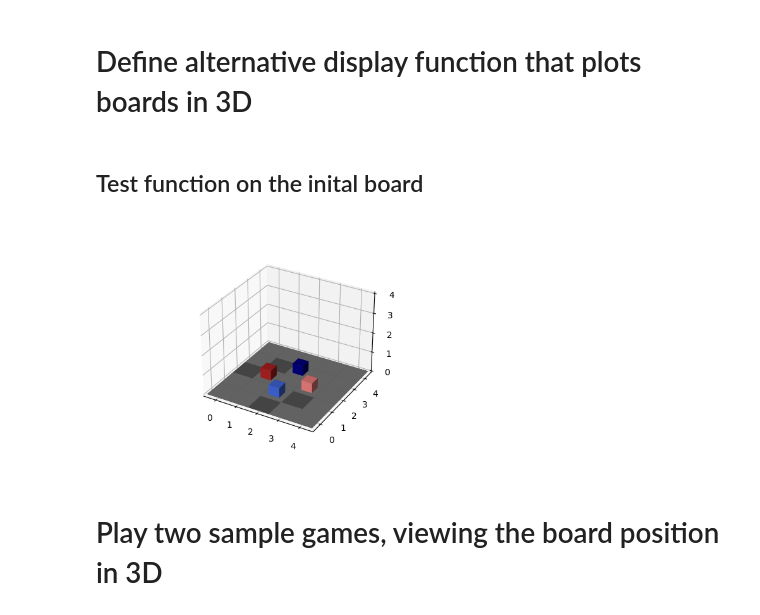
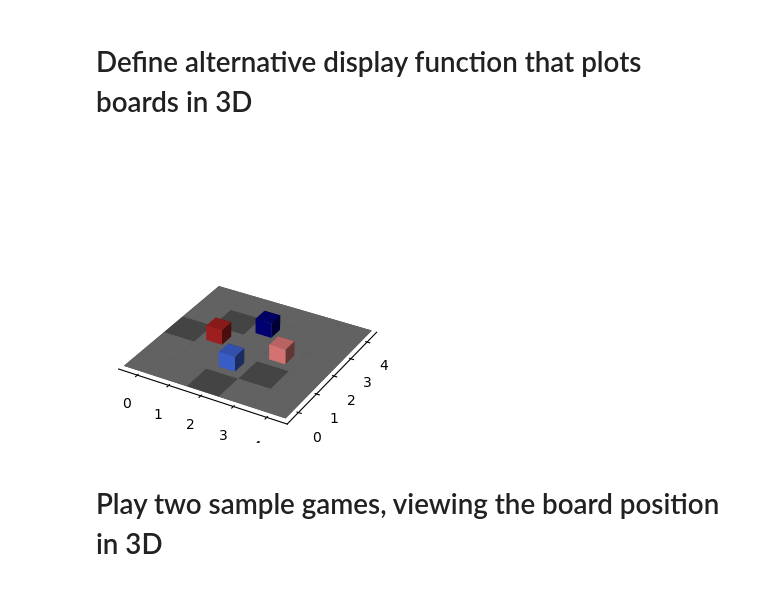
Before and after one commit to chris838/alpha-zero-general, a Jupyter notebook: Santorini notebook.ipynb, the cells around one changed output. Saved outputs shown, nothing was run; the diff lists cells and outputs as text; code cells hidden in the pictures.

Commit message:
Improved asthetics of board rendering

```diff
--- a/Santorini notebook.ipynb
+++ b/Santorini notebook.ipynb
@@ -25,51 +25,64 @@ import matplotlib.pyplot as plt
 def display_3d(board):
 
     # Setup the figure and axes
-    fig = plt.figure(figsize=(10, 4))
-    ax1 = fig.add_subplot(121, projection='3d')
+    fig = plt.figure(figsize=(3, 3))
+    ax1 = fig.add_subplot(111, projection='3d')
+
+    # Limit to the board playing area
     ax1.set_xlim([-0.5, 4.5])
     ax1.set_ylim([-0.5, 4.5])
     ax1.set_zlim([0, 4])
+
+    # Hide cluttered gridlines, ticks, axes
+    ax1.set_zticks([])
+    color_tuple = (1.0, 1.0, 1.0, 0.0)
+    ax1.w_xaxis.set_pane_color(color_tuple)
+    ax1.w_yaxis.set_pane_color(color_tuple)
+    ax1.w_zaxis.set_pane_color(color_tuple)
+    ax1.w_zaxis.line.set_color(color_tuple)
+    ax1.grid(False)
+
+    # Remove whitespace around the plot
+    fig.subplots_adjust(left=0, right=1, bottom=0, top=1)
 
     # Create x,y indices
     _x = np.arange(5)
     _y = np.arange(5)
     _xx, _yy = np.meshgrid(_x, _y)
     x, y = _xx.ravel() - 0.5, _yy.ravel() - 0.5
 
     # Create the board blocks
     top = board[1].ravel()
     bottom = np.zeros_like(top)
     colors =  ['grey'] * len(top)
     sizes =  [1] * len(top)
     player_size = 0.5
 
     # Get indices of the players
     players = board[0].ravel()
     red_female,     = np.where(players == -2)
     red_male,       = np.where(players == -1)
     blue_female,    = np.where(players == 1)
     blue_male,      = np.where(players == 2)
 
     # Add the players to the output
     for (index, colour) in [(red_male, 'firebrick'), (red_female, 'lightcoral'), (blue_male, 'navy'), (blue_female, 'royalblue')]:
         x = np.append(       x, x[index] + player_size/2)
         y = np.append(       y, y[index] + player_size/2)
         bottom = np.append(  bottom, top[index] )
         top = np.append(     top, player_size)
         colors.append(colour)
         sizes.append(player_size)
 
     # Present
     ax1.bar3d(x, y, bottom, sizes, sizes, top, shade=True, color=colors)
     plt.show()
+
+# Test on the initial board
+board = game.getInitBoard()
+display_3d(board)
+# %% [output]
+[figure, added]
-# %% [markdown]
-## Test function on the inital board
-# %%
-board = game.getInitBoard()
-display_3d(board)
-# %% [output]
-[figure, removed]
 # %% [markdown]
 # Play two sample games, viewing the board position in 3D
 # %%
```
Also changed, not shown: parts of 1 cell of this notebook.
